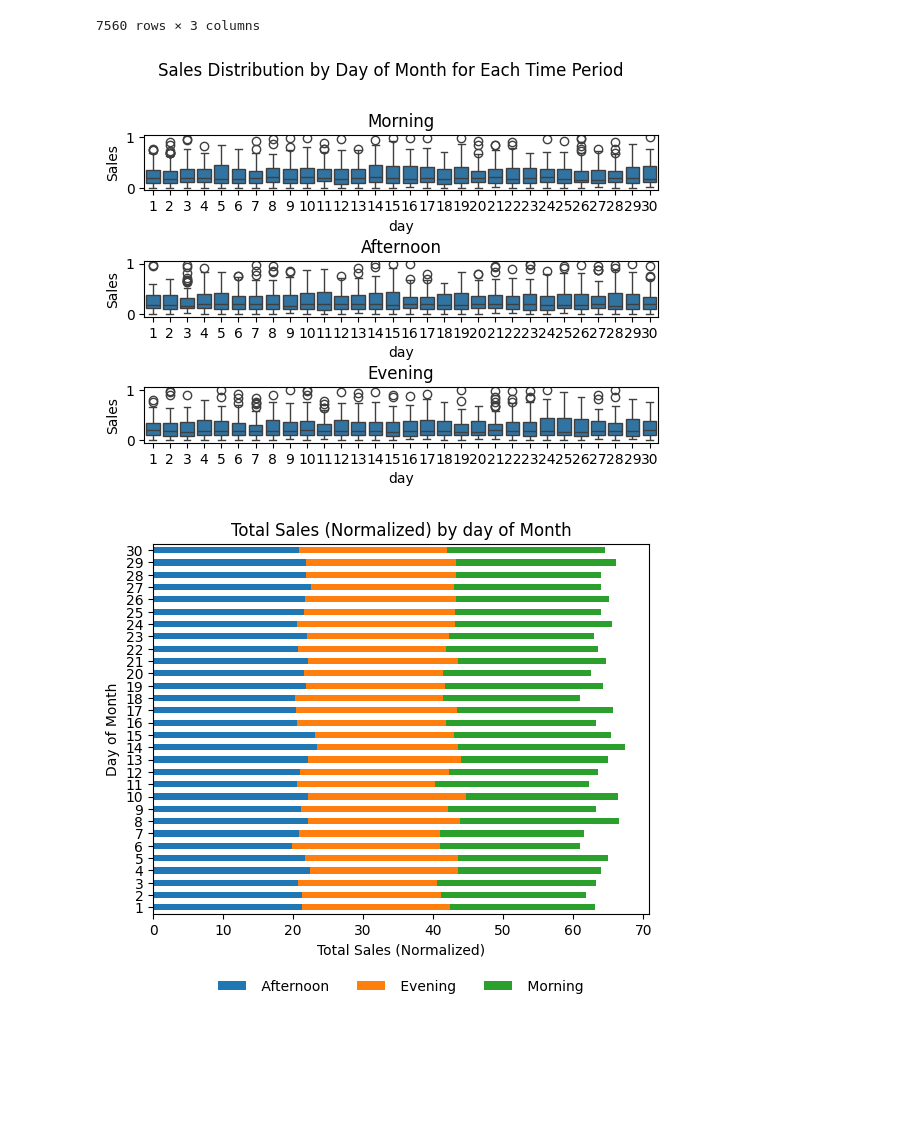
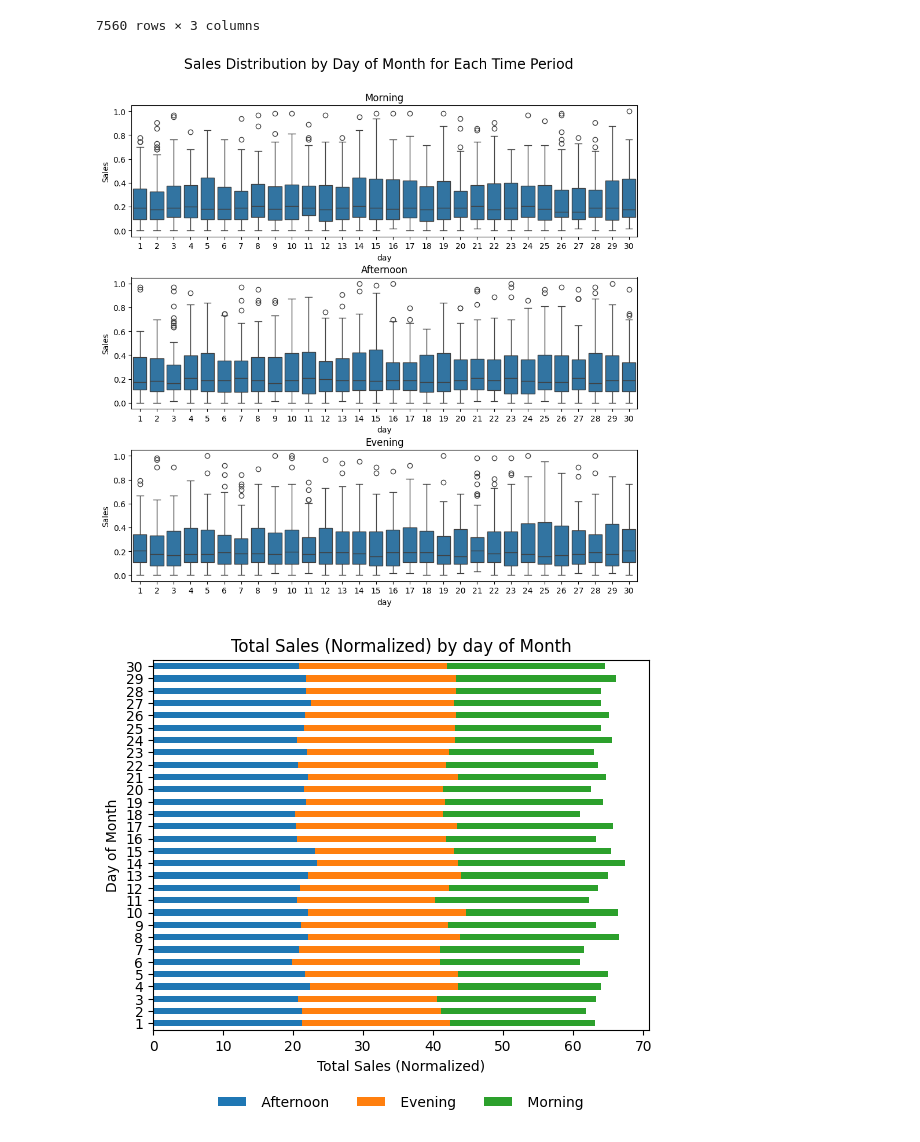
Before and after one commit to candy-hkuk/PGC-AIML, a Jupyter notebook: Course2/SalesAnalysis_CH.ipynb, the cells around one changed output. Drawn from its saved outputs; the diff is of its cells as text; code cells hidden in the pictures; blank space fills up the shorter version.

```diff
--- a/Course2/SalesAnalysis_CH.ipynb
+++ b/Course2/SalesAnalysis_CH.ipynb
@@ -67,8 +67,6 @@ df['month'] = df['Date'].dt.month
 df['day'] = df['Date'].dt.day
 df['day_of_week'] = df['Date'].dt.dayofweek # Mon == 0...
 df['week_no'] = df['Date'].dt.isocalendar().week
-df['monthStart'] = df['Date'].dt.is_month_start
-df['monthEnd'] = df['Date'].dt.is_month_end
 
 df.head()
 # %% [output]
@@ -193,31 +191,31 @@ daySalesRaw
 # %%
 # plot distribution by day
 
 def plotDayTime(time, ax):
     plot = sns.boxplot(
         daySalesRaw[daySalesRaw['Time'].str.contains(time)],
         x='day',
         y='Sales',
         ax=ax
     )
     ax.title.set_text(time)
     return plot
 
 
-fig, ax = plt.subplots(3,1)
+fig, ax = plt.subplots(3,1, figsize=(10,10))
 fig.suptitle(
     "Sales Distribution by Day of Month for Each Time Period",
-    size="large",
-    y=0.93
+    size="xx-large",
+    y=0.97
 )
 fig.tight_layout(pad=3.0)
 morning = plotDayTime('Morning', ax[0])
 afternoon = plotDayTime('Afternoon', ax[1])
 evening = plotDayTime('Evening', ax[2])
 
 fig.show()
 # %% [output]
-[figure, old version]
+[figure, new version]
 # %%
 # Pre-Process data
 daySales = daySalesRaw \
```
Also changed, not shown: parts of 20 cells of this notebook.
